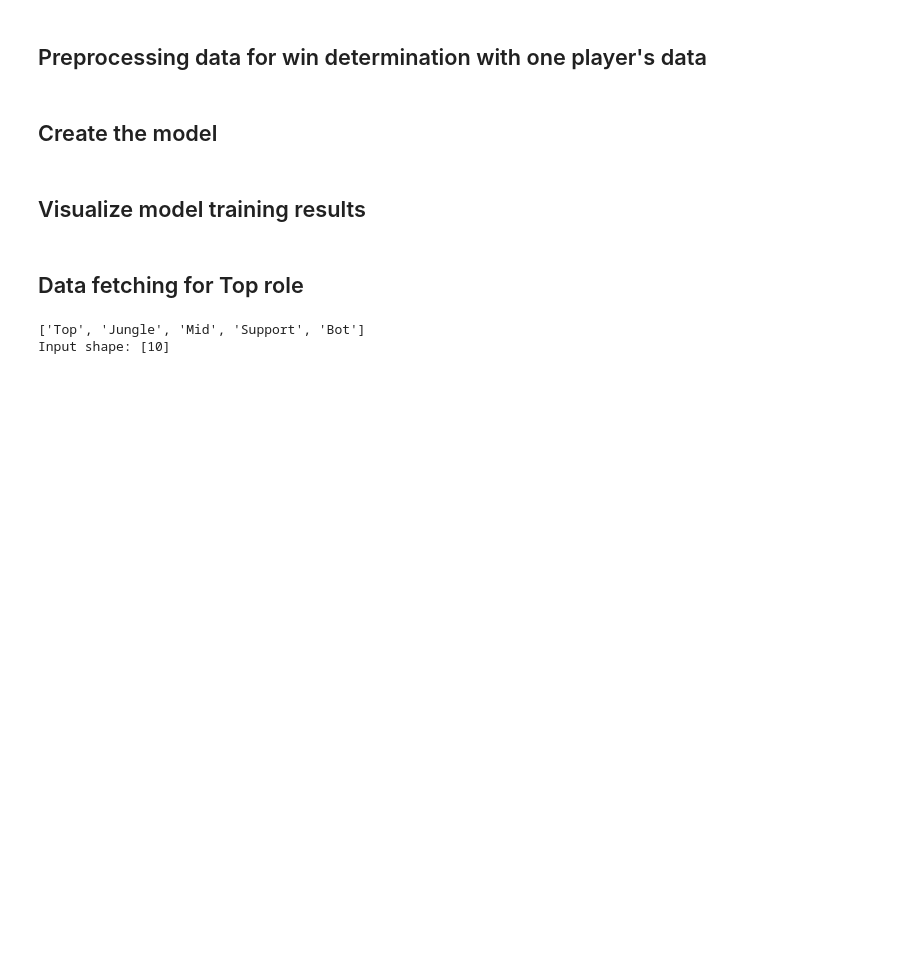
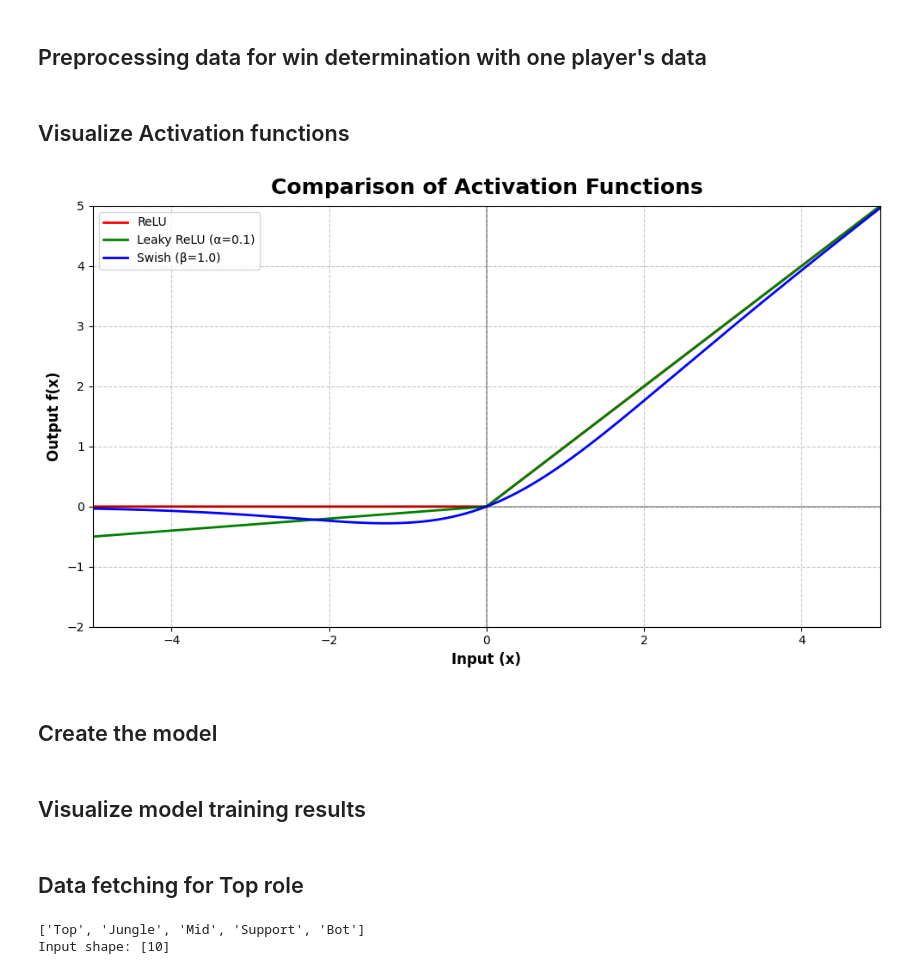
Before and after one commit to ARTHURVANBELLE/AI_LAB_MA1, a Jupyter notebook: models/1_models_win_loose.ipynb, the cells around one changed output. Cells and saved outputs as stored; diff of their text form; code cells hidden in the pictures; blank space fills up the shorter version.

```diff
--- a/models/1_models_win_loose.ipynb
+++ b/models/1_models_win_loose.ipynb
@@ -115,6 +115,50 @@ def get_role_data(role: str, test_game_id: int | None = None) -> tuple:
     X_valid = win_loose_preprocessor.transform(X_valid)
 
     return X_train, X_valid, y_train, y_valid
+# %% [markdown]
+## Visualize Activation functions
+# %%
+import numpy as np
+import tensorflow as tf
+
+def relu(x):
+    return np.maximum(0, x)
+
+def leaky_relu(x, alpha=0.1):
+    return np.maximum(alpha * x, x)
+
+def swish(x, beta=1.0):
+    return x * tf.nn.sigmoid(beta * x)
+
+# Generate x values
+x = np.linspace(-5, 5, 1000)
+
+# Create the figure
+fig, ax = plt.subplots(figsize=(10, 6))
+
+# Plot the activation functions
+ax.plot(x, relu(x), 'r-', linewidth=2, label='ReLU')
+ax.plot(x, leaky_relu(x, 0.1), 'g-', linewidth=2, label='Leaky ReLU (α=0.1)')
+ax.plot(x, swish(x, 1.0), 'b-', linewidth=2, label='Swish (β=1.0)')
+
+# Add grid and style
+ax.grid(True, linestyle='--', alpha=0.7)
+ax.axhline(y=0, color='k', linestyle='-', alpha=0.3)
+ax.axvline(x=0, color='k', linestyle='-', alpha=0.3)
+
+# Add labels and title
+ax.set_xlabel('Input (x)')
+ax.set_ylabel('Output f(x)')
+ax.set_title('Comparison of Activation Functions')
+ax.legend(loc='best')
+
+# Set limits
+ax.set_xlim(-5, 5)
+ax.set_ylim(-2, 5)
+
+plt.show()
+# %% [output]
+[figure, added]
 # %% [markdown]
 ## Create the model
 # %%
```
Also changed, not shown: parts of 10 cells of this notebook, 7 other files.
